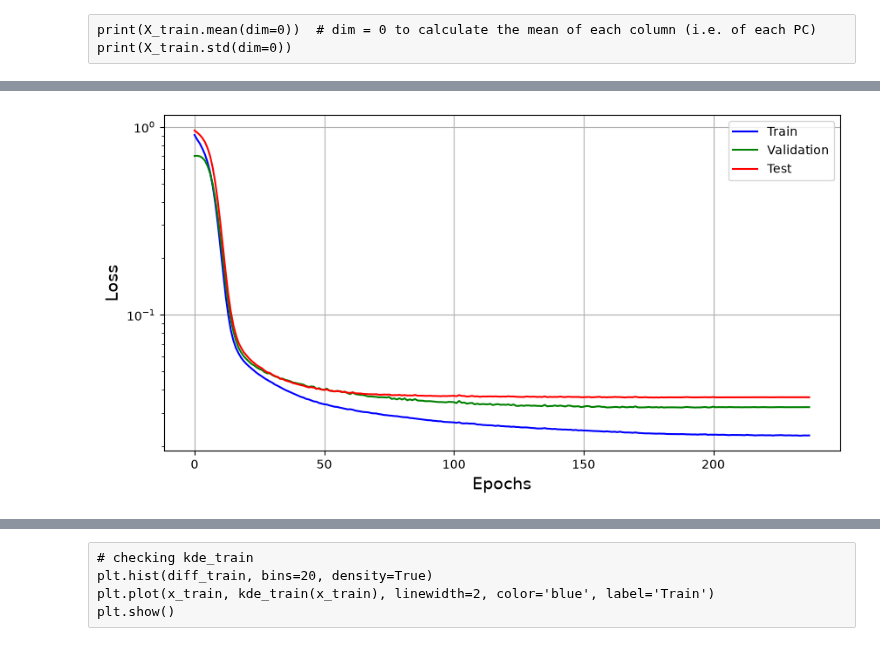
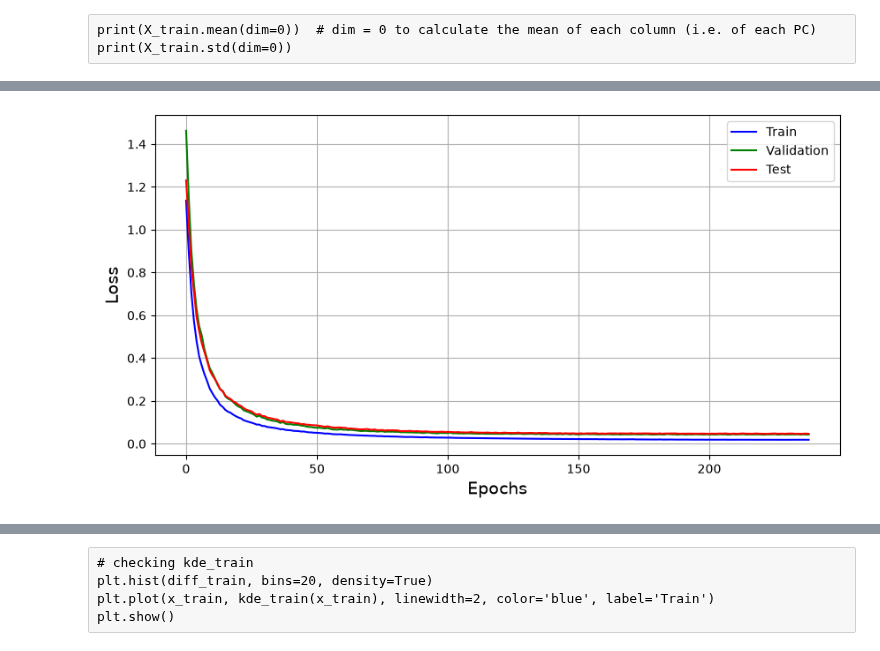
Before and after one commit to Etienne99/LAM_Internship, a Jupyter notebook: scripts_2/neuraln_4.ipynb, the cells around one changed output, grey strips where cells are left out. Drawn from its saved outputs; the diff is of its cells as text; code cells hidden in the pictures.

```diff
--- a/scripts_2/neuraln_4.ipynb
+++ b/scripts_2/neuraln_4.ipynb
@@ -183,20 +220,25 @@ def evaluate_model(data_loader):
 # M = 20 PCs
 model = nn.Sequential(
     nn.Linear(M, 32),
+    nn.BatchNorm1d(32),
     nn.ReLU(),
-    # BN
+
     nn.Linear(32, 16),
+    nn.BatchNorm1d(16),
     nn.ReLU(),
-    # BN
-    nn.Linear(16, 1)
+
+    nn.Linear(16, 1),
 )
+
+
+model = BilinearModel(M)
 
 # Loss and optimizer
 criterion = nn.MSELoss()
 optimizer = torch.optim.AdamW(
     model.parameters(),
     lr=1e-4,
-    weight_decay=0
+    weight_decay=1e-3
 )
 
 # Scheduler: if validation loss stops improving, PyTorch reduces the learning rate
@@ -316,21 +358,21 @@ Best validation loss: 0.0322
 # %%
 # plot loss history
 
 fig, ax = plt.subplots(figsize=(10, 5))
 ax.grid()
 
 ax.plot(model_history['loss_train'], color='blue', label='Train')
 ax.plot(model_history['loss_val'], color='green', label='Validation')
 ax.plot(model_history['loss_test'], color='red', label='Test')
 
 ax.set_xlabel('Epochs', size=14)
 ax.set_ylabel('Loss', size=14)
-ax.set_yscale('log')
+#ax.set_yscale('log')
 ax.legend()
 
 plt.show()
 # %% [output]
-[figure, old version]
+[figure, new version]
 # %%
 # Evaluating the best model
 model.eval()
```
Also changed, not shown: parts of 13 cells of this notebook.
